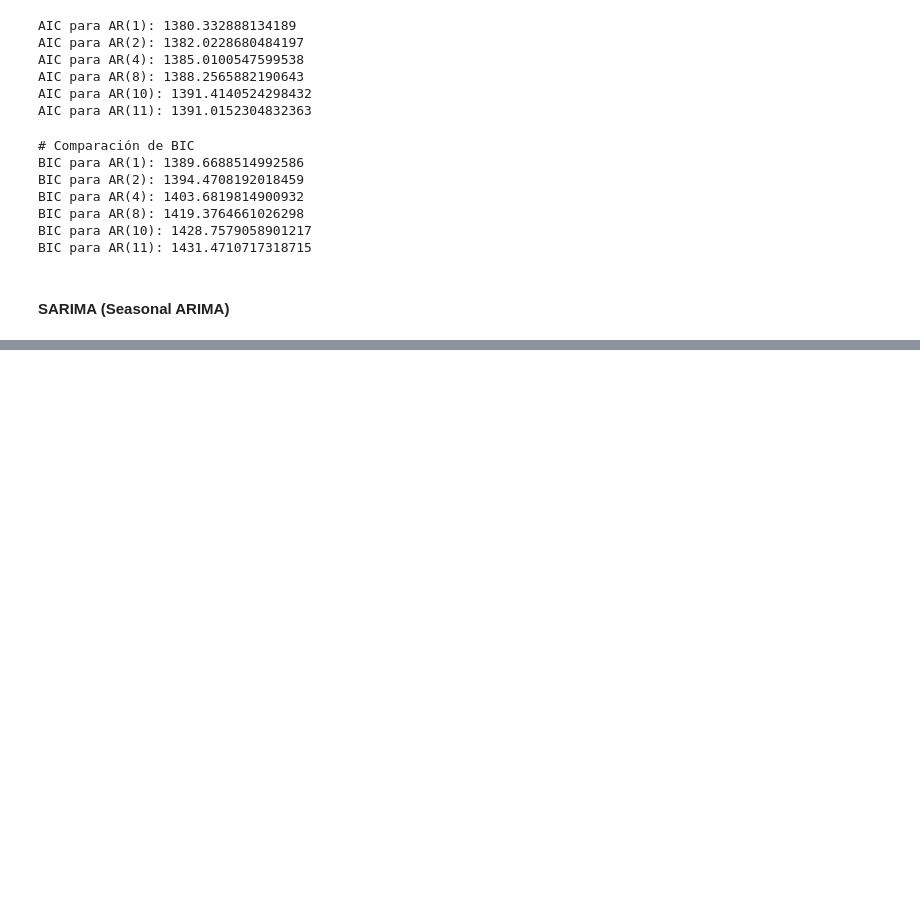
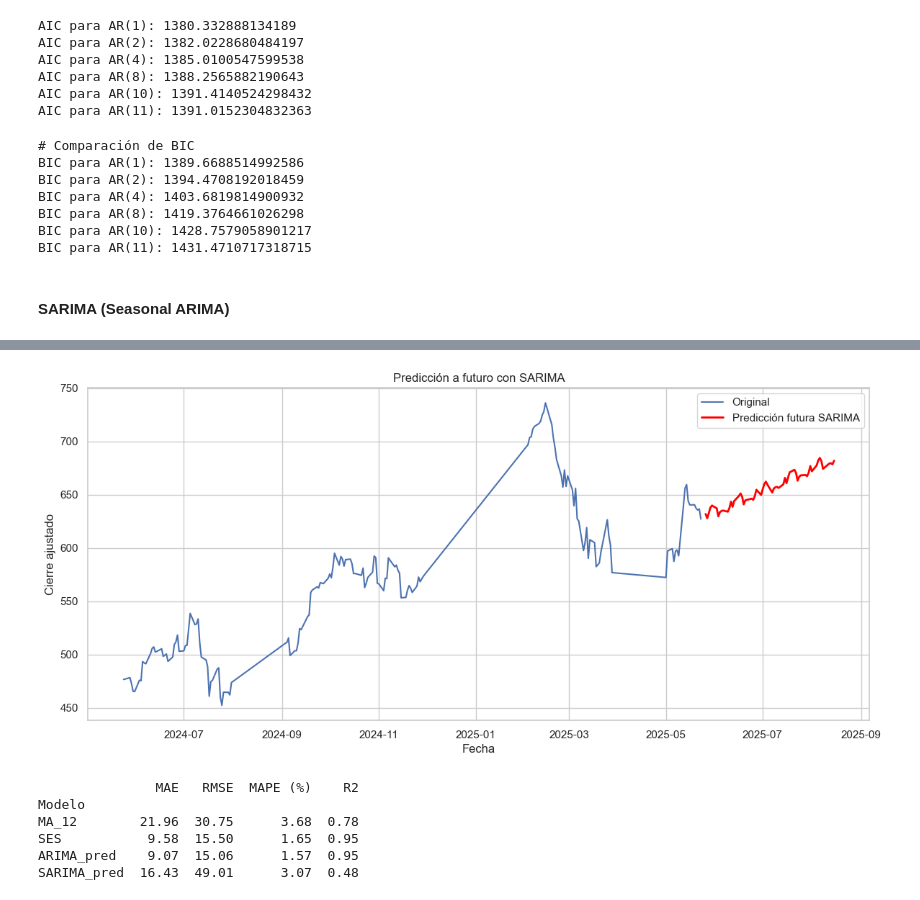
Before and after one commit to NikolTR/PIV_2025-1, a Jupyter notebook: src/piv/series_temporales_yahoo.ipynb, the cells around one changed output, grey strips where cells are left out. Drawn from its saved outputs; the diff is of its cells as text; code cells hidden in the pictures; blank space fills up the shorter version.

```diff
--- a/src/piv/series_temporales_yahoo.ipynb
+++ b/src/piv/series_temporales_yahoo.ipynb
@@ -364,0 +376,21 @@ See the caveats in the documentation: https://pandas.pydata.org/pandas-docs/stab
+# %%
+forecast = result_sarima.forecast(steps=60)
+
+# Crear índice futuro (60 días hábiles a partir del día siguiente al último de la serie)
+future_index = pd.date_range(start=df.index[-1] + pd.Timedelta(days=1), periods=60, freq='B')
+
+# Crear la serie con índice de fechas
+forecast_series = pd.Series(forecast.values, index=future_index)
+
+# Graficar
+plt.figure(figsize=(14,6))
+plt.plot(df['cierre_ajustado'], label='Original')
+plt.plot(forecast_series, label='Predicción futura SARIMA', color='red', linewidth=2)
+plt.title('Predicción a futuro con SARIMA')
+plt.xlabel('Fecha')
+plt.ylabel('Cierre ajustado')
+plt.legend()
+plt.grid(True)
+plt.show()
+# %% [output]
+[figure, added]
@@ -364,0 +435,13 @@ See the caveats in the documentation: https://pandas.pydata.org/pandas-docs/stab
+# %%
+# Evaluar los modelos aplicados sobre 'cierre_ajustado'
+resultados_metricas = evaluar_modelos(df, real_col='cierre_ajustado', pred_cols=['MA_12', 'SES', 'ARIMA_pred', 'SARIMA_pred'])
+
+# Mostrar los resultados en una tabla
+print(resultados_metricas)
+# %% [output]
+               MAE   RMSE  MAPE (%)    R2
+Modelo
+MA_12        21.96  30.75      3.68  0.78
+SES           9.58  15.50      1.65  0.95
+ARIMA_pred    9.07  15.06      1.57  0.95
+SARIMA_pred  16.43  49.01      3.07  0.48
```
Also changed, not shown: parts of 6 cells of this notebook.
